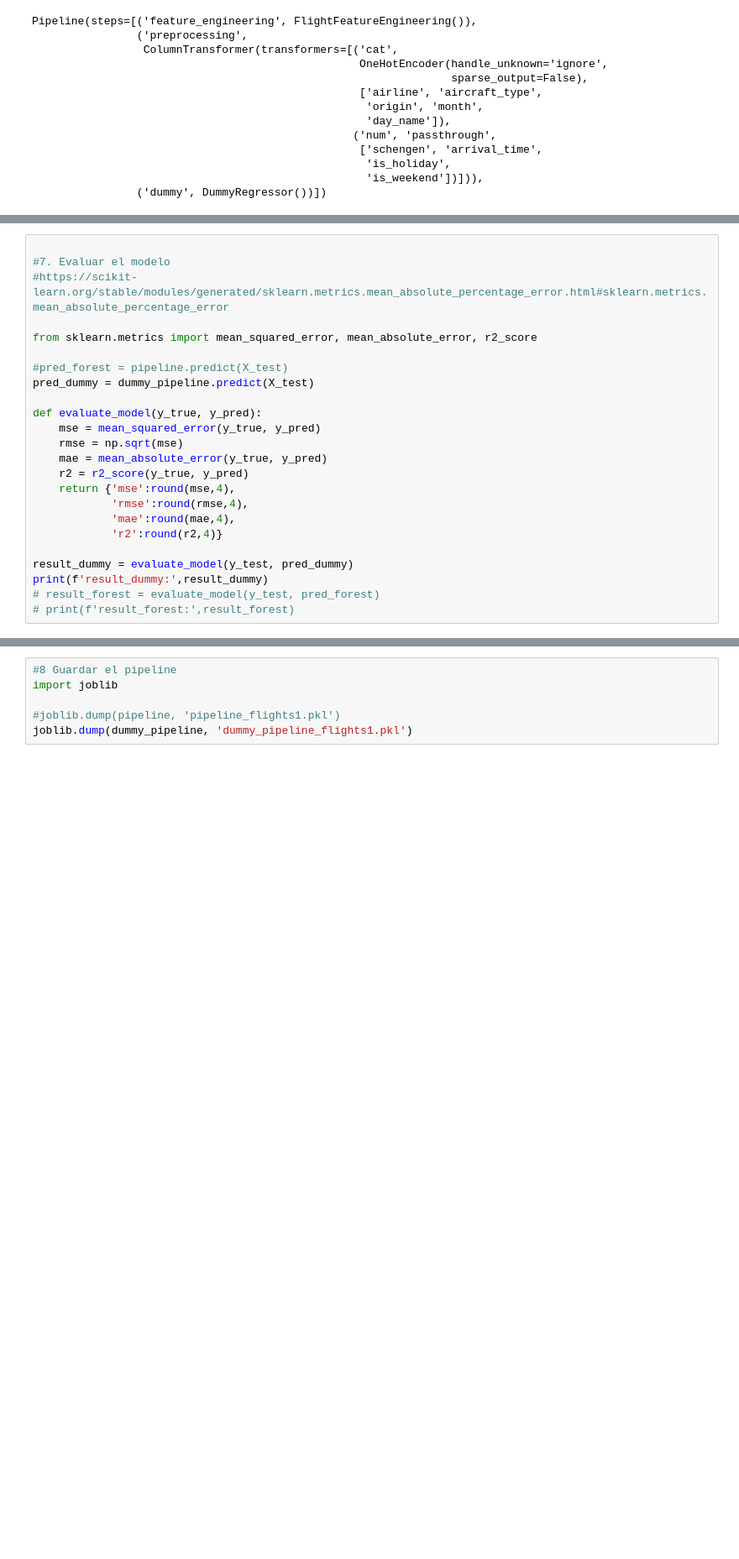
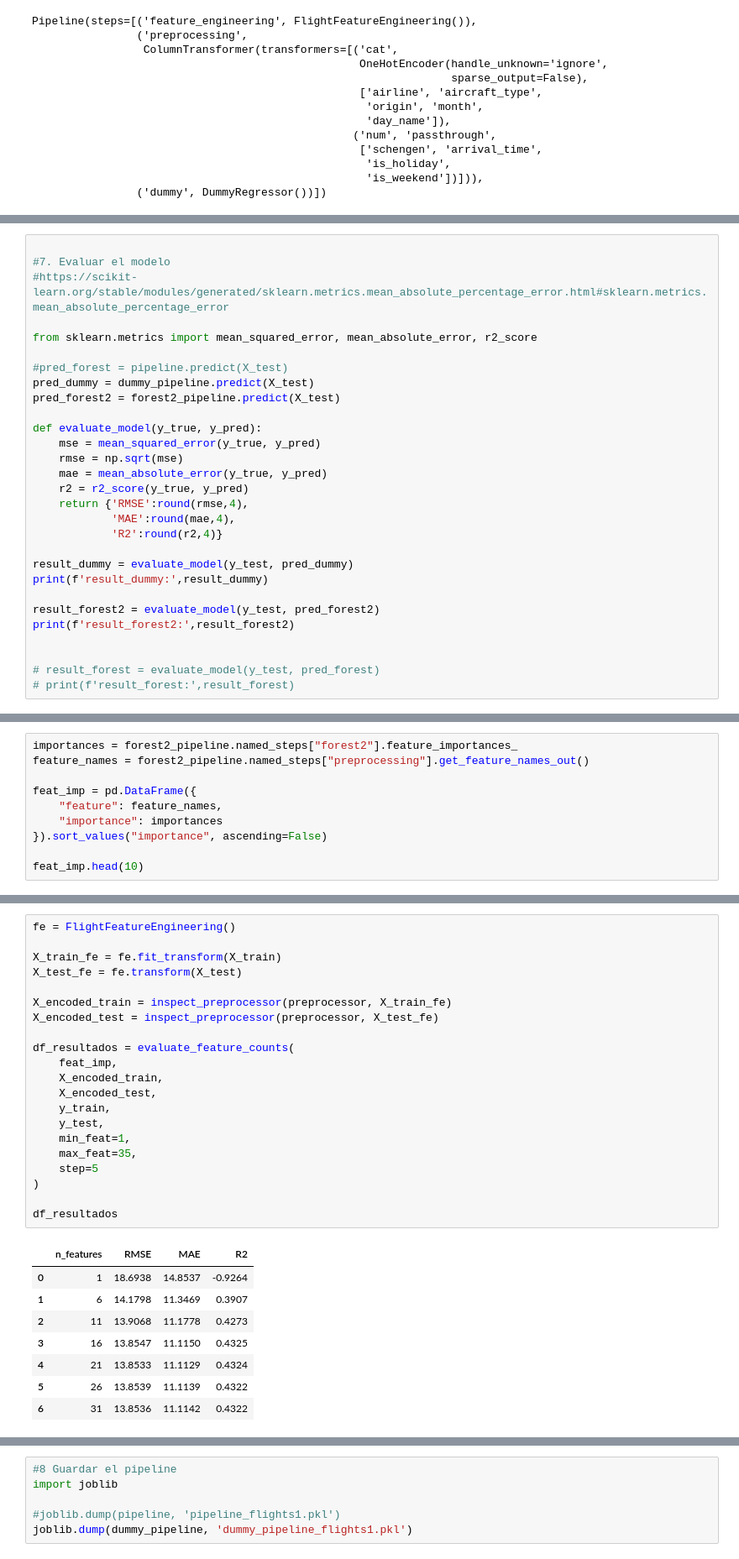
Before and after one commit to JCSR2022/Alura_Data_Science, a Jupyter notebook: Flight_Delay_Prediction_Project/Optimizacion_aeroportuaria.ipynb, the cells around one changed output, grey strips where cells are left out. Shown at 84% size. Cells and saved outputs as stored; diff of their text form; blank space fills up the shorter version.

```diff
--- a/Flight_Delay_Prediction_Project/Optimizacion_aeroportuaria.ipynb
+++ b/Flight_Delay_Prediction_Project/Optimizacion_aeroportuaria.ipynb
@@ -718,19 +746,24 @@ from sklearn.metrics import mean_squared_error, mean_absolute_error, r2_score
 
 #pred_forest = pipeline.predict(X_test)
 pred_dummy = dummy_pipeline.predict(X_test)
+pred_forest2 = forest2_pipeline.predict(X_test)
 
 def evaluate_model(y_true, y_pred):
     mse = mean_squared_error(y_true, y_pred)
     rmse = np.sqrt(mse)
     mae = mean_absolute_error(y_true, y_pred)
     r2 = r2_score(y_true, y_pred)
-    return {'mse':round(mse,4),
-            'rmse':round(rmse,4),
-            'mae':round(mae,4),
-            'r2':round(r2,4)}
+    return {'RMSE':round(rmse,4),
+            'MAE':round(mae,4),
+            'R2':round(r2,4)}
 
 result_dummy = evaluate_model(y_test, pred_dummy)
 print(f'result_dummy:',result_dummy)
+
+result_forest2 = evaluate_model(y_test, pred_forest2)
+print(f'result_forest2:',result_forest2)
+
+
 # result_forest = evaluate_model(y_test, pred_forest)
 # print(f'result_forest:',result_forest)
 # %% [output]
@@ -798,0 +835,10 @@ array([-1.80888914e-06, -6.16192470e-05, -3.08771783e-05, -5.25740341e-04,
+# %%
+importances = forest2_pipeline.named_steps["forest2"].feature_importances_
+feature_names = forest2_pipeline.named_steps["preprocessing"].get_feature_names_out()
+
+feat_imp = pd.DataFrame({
+    "feature": feature_names,
+    "importance": importances
+}).sort_values("importance", ascending=False)
+
+feat_imp.head(10)
@@ -798,0 +903,30 @@ array([-1.80888914e-06, -6.16192470e-05, -3.08771783e-05, -5.25740341e-04,
+# %%
+fe = FlightFeatureEngineering()
+
+X_train_fe = fe.fit_transform(X_train)
+X_test_fe = fe.transform(X_test)
+
+X_encoded_train = inspect_preprocessor(preprocessor, X_train_fe)
+X_encoded_test = inspect_preprocessor(preprocessor, X_test_fe)
+
+df_resultados = evaluate_feature_counts(
+    feat_imp,
+    X_encoded_train,
+    X_encoded_test,
+    y_train,
+    y_test,
+    min_feat=1,
+    max_feat=35,
+    step=5
+)
+
+df_resultados
+# %% [output]
+|  | n_features | RMSE | MAE | R2 |
+| 0 | 1 | 18.6938 | 14.8537 | -0.9264 |
+| 1 | 6 | 14.1798 | 11.3469 | 0.3907 |
+| 2 | 11 | 13.9068 | 11.1778 | 0.4273 |
+| 3 | 16 | 13.8547 | 11.1150 | 0.4325 |
+| 4 | 21 | 13.8533 | 11.1129 | 0.4324 |
+| 5 | 26 | 13.8539 | 11.1139 | 0.4322 |
+| 6 | 31 | 13.8536 | 11.1142 | 0.4322 |
```
Also changed, not shown: parts of 25 cells of this notebook.
